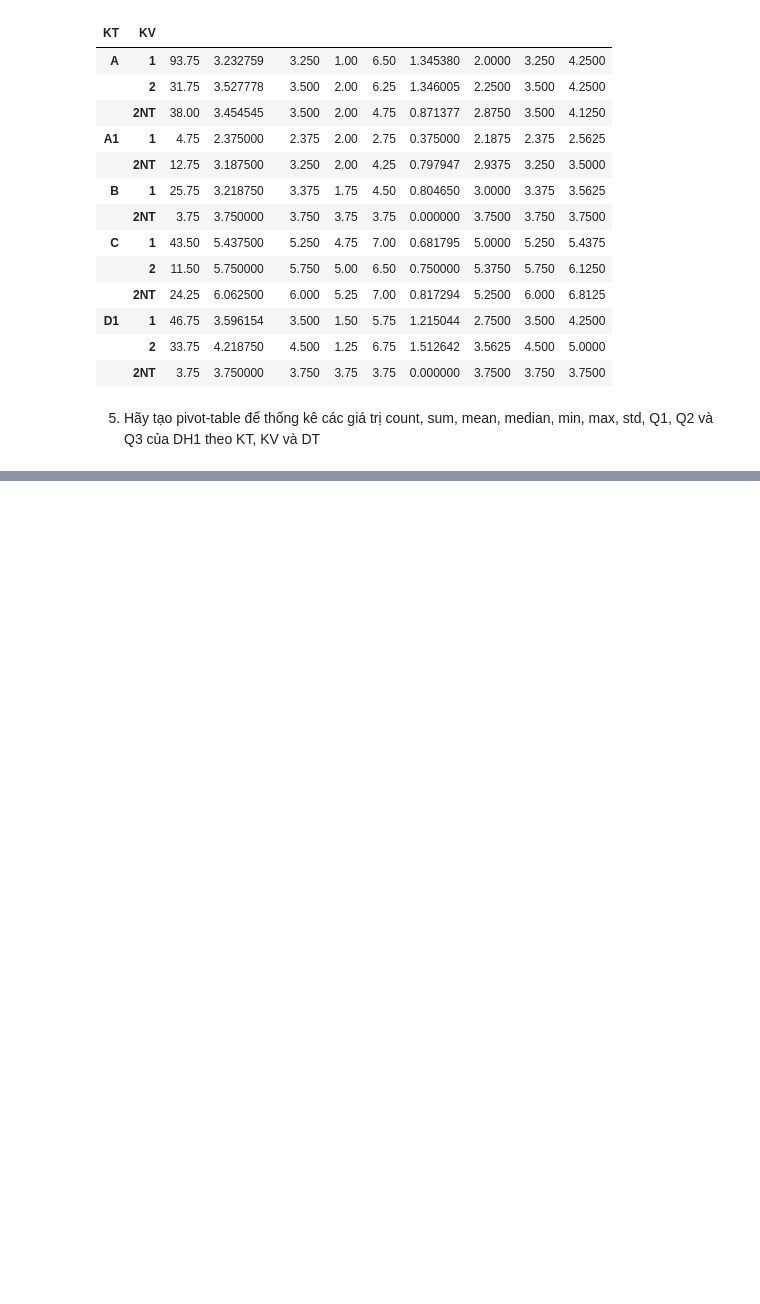
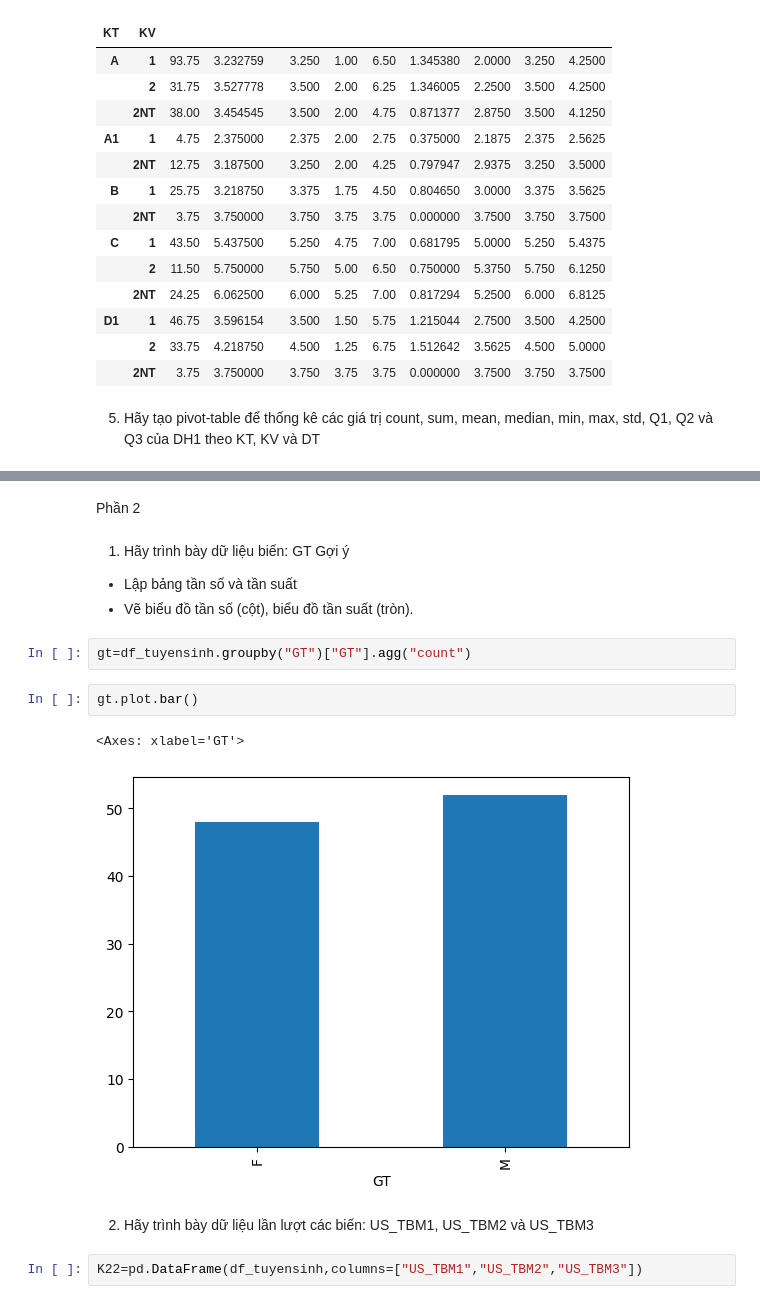
Before and after one commit to Duc-bug/Data-Analysis-Deep-Learning-Explanation, a Jupyter notebook: Week 2/lab2.ipynb, the cells around one changed output, grey strips where cells are left out. Saved outputs shown, nothing was run; the diff lists cells and outputs as text; blank space fills up the shorter version.

```diff
--- a/Week 2/lab2.ipynb
+++ b/Week 2/lab2.ipynb
@@ -105,3 +105,21 @@ pd.pivot_table(data=df_tuyensinh,index=["KT","KV","DT" ],values="DH1",aggfunc=["
 |  | 2 | 0.0 | 32.50 | 4.642857 | 4.500 | 3.00 | 6.75 | 1.084445 | 4.1250 | 4.500 | 5.0000 |
 |  |  | 1.0 | 1.25 | 1.250000 | 1.250 | 1.25 | 1.25 | 0.000000 | 1.2500 | 1.250 | 1.2500 |
 |  | 2NT | 0.0 | 3.75 | 3.750000 | 3.750 | 3.75 | 3.75 | 0.000000 | 3.7500 | 3.750 | 3.7500 |
+# %% [markdown]
+Phần 2
+# %% [markdown]
+1. Hãy trình bày dữ liệu biến: GT
+Gợi ý
+- Lập bảng tần số và tần suất
+- Vẽ biểu đồ tần số (cột), biểu đồ tần suất (tròn).
+# %%
+gt=df_tuyensinh.groupby("GT")["GT"].agg("count")
+# %%
+gt.plot.bar()
+# %% [output]
+<Axes: xlabel='GT'>
+[figure, added]
+# %% [markdown]
+2. Hãy trình bày dữ liệu lần lượt các biến: US_TBM1, US_TBM2 và US_TBM3
+# %%
+K22=pd.DataFrame(df_tuyensinh,columns=["US_TBM1","US_TBM2","US_TBM3"])
```
Also changed, not shown: parts of 12 cells of this notebook.
